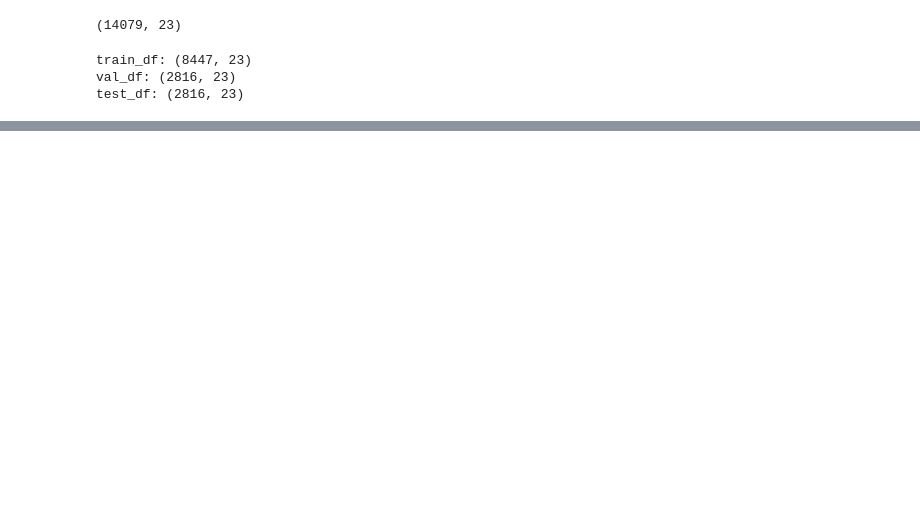
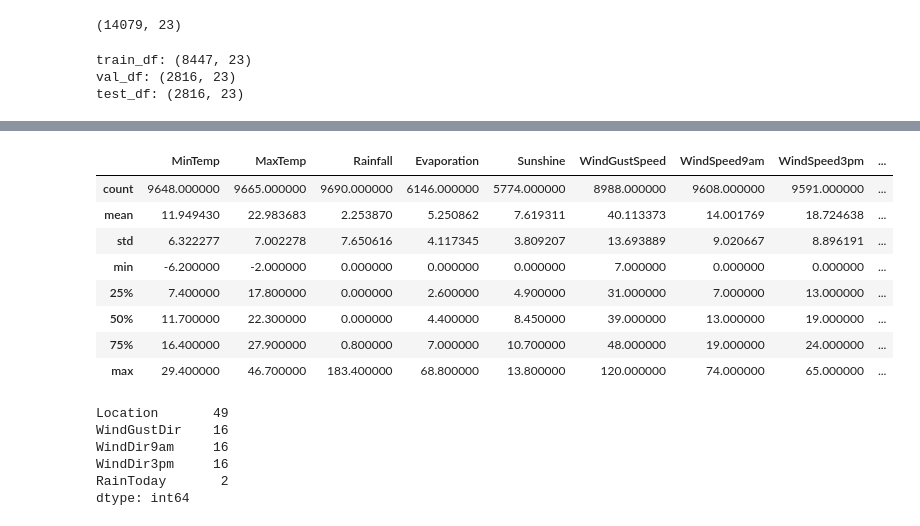
Before and after one commit to Surya8Singh/Portfolio_Projects, a Jupyter notebook: rain-prediction-logistic-regression.ipynb, the cells around one changed output, grey strips where cells are left out. Cells and saved outputs as stored; diff of their text form; code cells hidden in the pictures; blank space fills up the shorter version.

```diff
--- a/rain-prediction-logistic-regression.ipynb
+++ b/rain-prediction-logistic-regression.ipynb
@@ -178,0 +226,26 @@ test_df
+# %%
+#identifying numerical and categorical variables
+numeric_cols = train_inputs.select_dtypes(include = np.number).columns.tolist()
+categorical_cols = train_inputs.select_dtypes('object').columns.tolist()
+# %%
+#let's look at the stats of the numeric columns
+train_inputs[numeric_cols].describe()
+# %% [output]
+|  | MinTemp | MaxTemp | Rainfall | Evaporation | Sunshine | WindGustSpeed | WindSpeed9am | WindSpeed3pm | ... |
+| count | 9648.000000 | 9665.000000 | 9690.000000 | 6146.000000 | 5774.000000 | 8988.000000 | 9608.000000 | 9591.000000 | ... |
+| mean | 11.949430 | 22.983683 | 2.253870 | 5.250862 | 7.619311 | 40.113373 | 14.001769 | 18.724638 | ... |
+| std | 6.322277 | 7.002278 | 7.650616 | 4.117345 | 3.809207 | 13.693889 | 9.020667 | 8.896191 | ... |
+| min | -6.200000 | -2.000000 | 0.000000 | 0.000000 | 0.000000 | 7.000000 | 0.000000 | 0.000000 | ... |
+| 25% | 7.400000 | 17.800000 | 0.000000 | 2.600000 | 4.900000 | 31.000000 | 7.000000 | 13.000000 | ... |
+| 50% | 11.700000 | 22.300000 | 0.000000 | 4.400000 | 8.450000 | 39.000000 | 13.000000 | 19.000000 | ... |
+| 75% | 16.400000 | 27.900000 | 0.800000 | 7.000000 | 10.700000 | 48.000000 | 19.000000 | 24.000000 | ... |
+| max | 29.400000 | 46.700000 | 183.400000 | 68.800000 | 13.800000 | 120.000000 | 74.000000 | 65.000000 | ... |
+# %%
+train_inputs[categorical_cols].nunique()
+# %% [output]
+Location       49
+WindGustDir    16
+WindDir9am     16
+WindDir3pm     16
+RainToday       2
+dtype: int64
```
Also changed, not shown: parts of 20 cells of this notebook.
